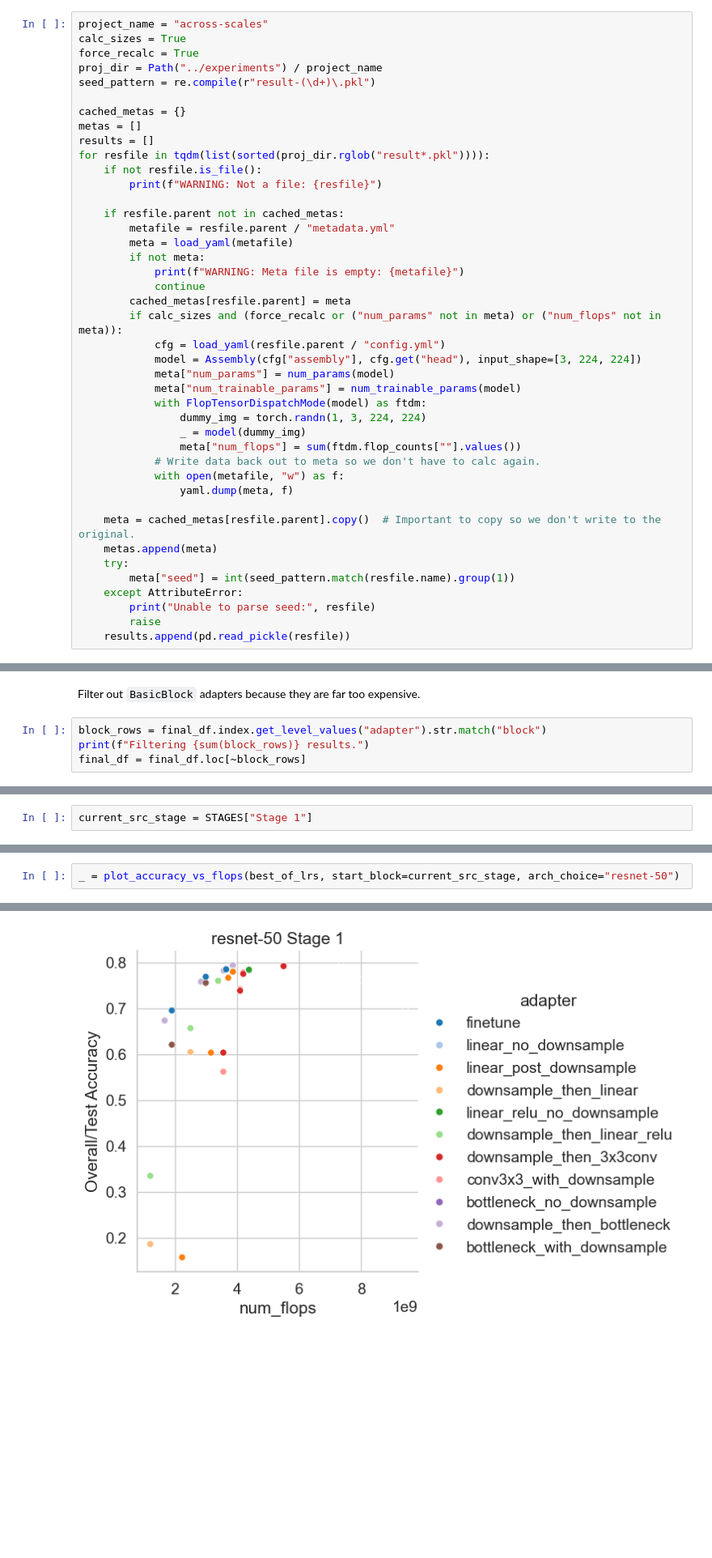
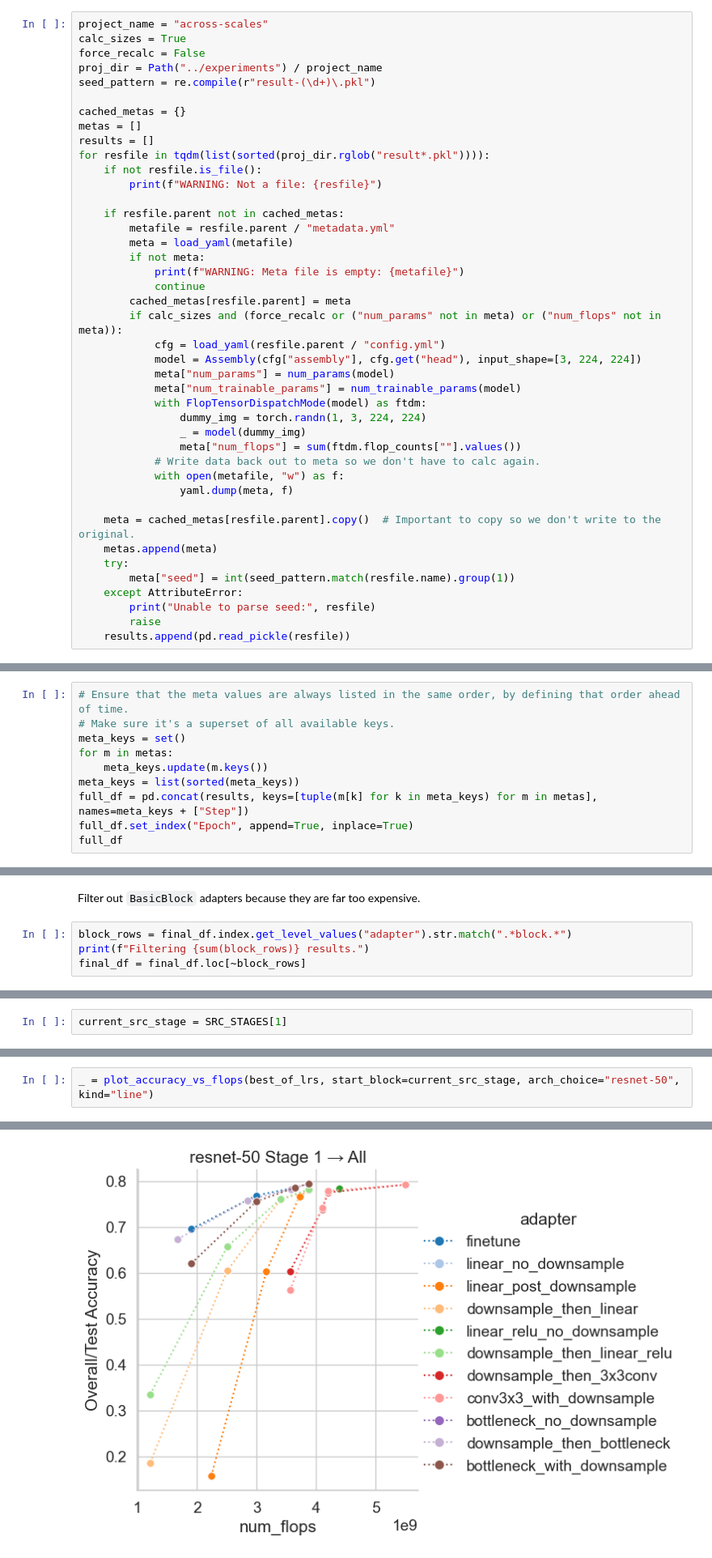
Before and after one commit to uvm-neurobotics-lab/stitching, a Jupyter notebook: src/across-scales.ipynb, the cells around one changed output, grey strips where cells are left out. Shown at 81% size. Saved outputs shown, nothing was run; the diff lists cells and outputs as text; blank space fills up the shorter version.

Commit message:
Update for latest results; fix bug in the labeling of metadata columns.

```diff
--- a/src/across-scales.ipynb
+++ b/src/across-scales.ipynb
@@ -48,7 +48,7 @@ Find all result files. Combine into a single dataframe.
 # %%
 project_name = "across-scales"
 calc_sizes = True
-force_recalc = True
+force_recalc = False
 proj_dir = Path("../experiments") / project_name
 seed_pattern = re.compile(r"result-(\d+)\.pkl")
 
@@ -125,0 +109,10 @@ full_df
+# %%
+# Ensure that the meta values are always listed in the same order, by defining that order ahead of time.
+# Make sure it's a superset of all available keys.
+meta_keys = set()
+for m in metas:
+    meta_keys.update(m.keys())
+meta_keys = list(sorted(meta_keys))
+full_df = pd.concat(results, keys=[tuple(m[k] for k in meta_keys) for m in metas], names=meta_keys + ["Step"])
+full_df.set_index("Epoch", append=True, inplace=True)
+full_df
@@ -132,7 +140,7 @@ final_df = full_df.loc[full_df.index.get_level_values("Epoch") == full_df.index.
 # %% [markdown]
 Filter out `BasicBlock` adapters because they are far too expensive.
 # %%
-block_rows = final_df.index.get_level_values("adapter").str.match("block")
+block_rows = final_df.index.get_level_values("adapter").str.match(".*block.*")
 print(f"Filtering {sum(block_rows)} results.")
 final_df = final_df.loc[~block_rows]
 # %% [output]
@@ -333,7 +359,7 @@ def plot_accuracy_vs_flops(final_acc_df, **kwargs):
         return None
     return plot_accuracy(final_acc_df, x="num_flops", **kwargs)
 # %%
-current_src_stage = STAGES["Stage 1"]
+current_src_stage = SRC_STAGES[1]
 # %%
 _ = plot_accuracy_vs_depth(best_of_lrs, start_block=current_src_stage, arch_choice="resnet-50")
 # %% [output]
@@ -347,3 +373,3 @@ Saving plot: ../experiments/across-scales/figures/resnet-50-stage-1-acc-vs-size.
 # %%
-_ = plot_accuracy_vs_flops(best_of_lrs, start_block=current_src_stage, arch_choice="resnet-50")
+_ = plot_accuracy_vs_flops(best_of_lrs, start_block=current_src_stage, arch_choice="resnet-50", kind="line")
 # %% [output]
@@ -351,4 +377,4 @@ Saving plot: ../experiments/across-scales/figures/resnet-50-stage-1-acc-vs-flops
-[figure, old version]
+[figure, new version]
 # %%
 _ = plot_accuracy_vs_depth(best_of_lrs, start_block=current_src_stage, arch_choice="swin-t")
 # %% [output]
```
Also changed, not shown: parts of 34 cells of this notebook.
